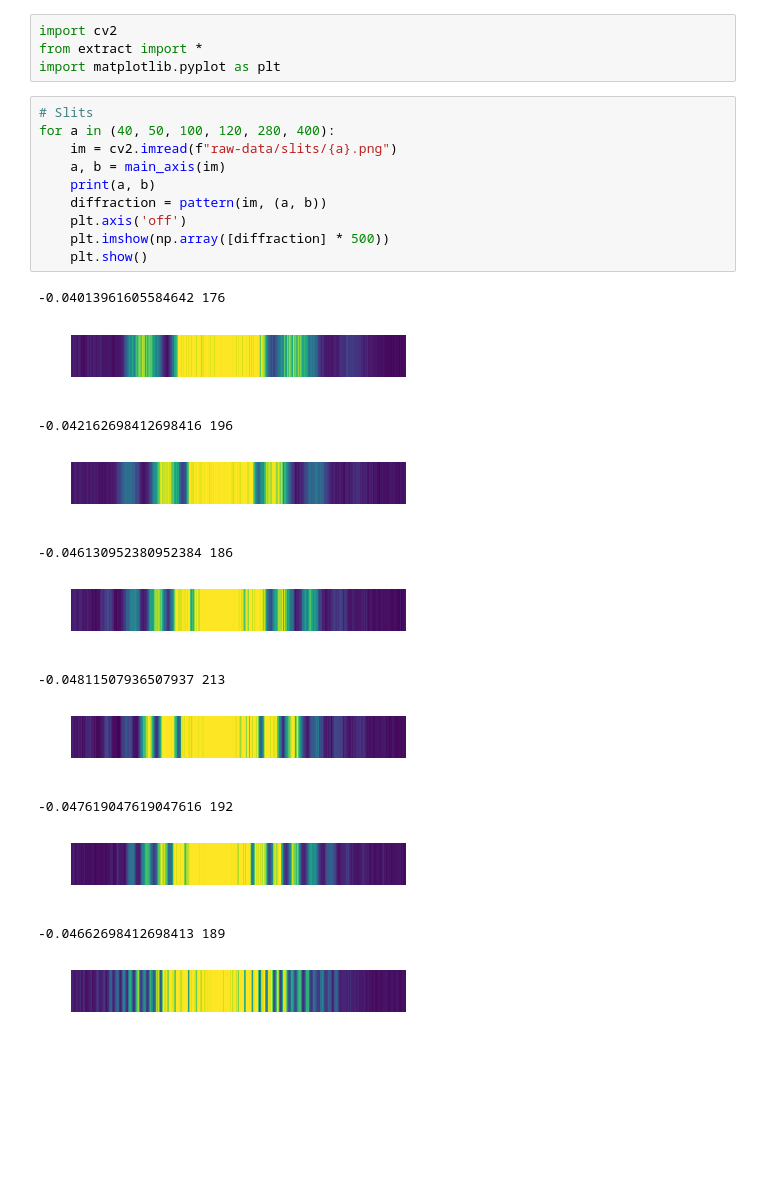
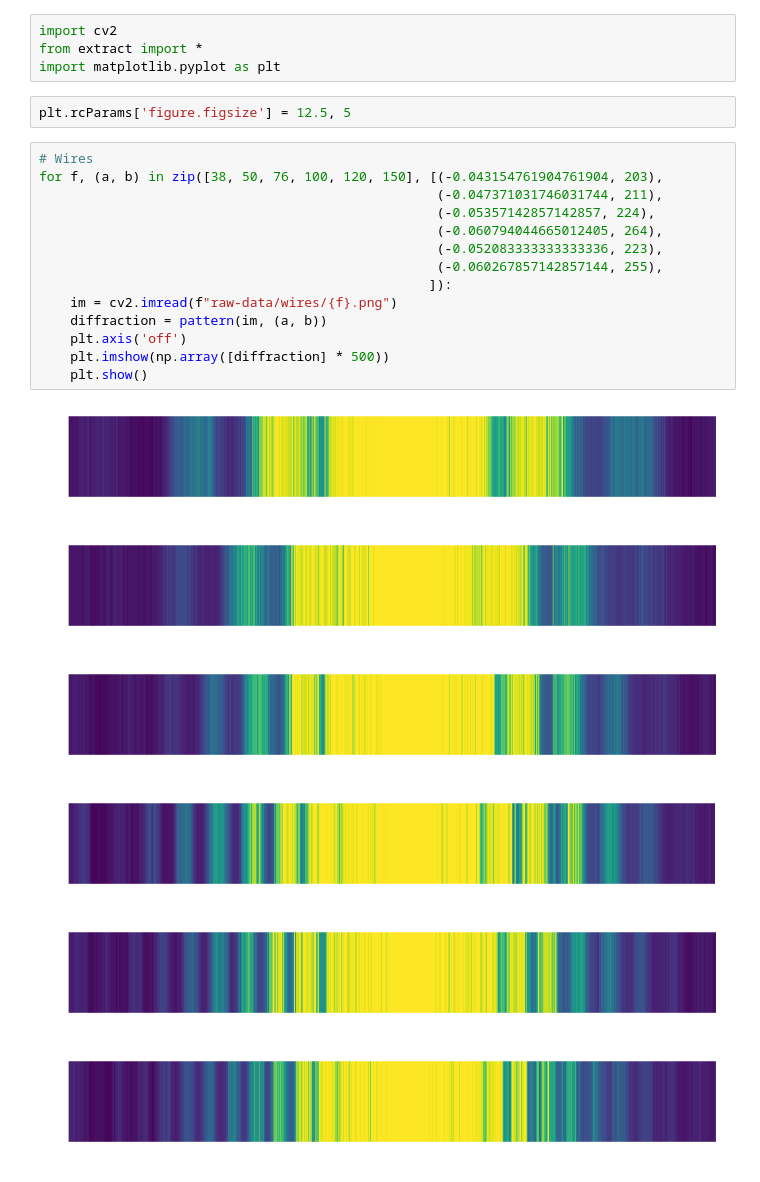
Before and after one commit to Pyxidatol-C/PhyIA, a Jupyter notebook: scripts/pattern.ipynb, the cells around one changed output. Cells and saved outputs as stored; diff of their text form; blank space fills up the shorter version.

```diff
--- a/scripts/pattern.ipynb
+++ b/scripts/pattern.ipynb
@@ -2,26 +2,26 @@
 import cv2
 from extract import *
 import matplotlib.pyplot as plt
+# %%
+plt.rcParams['figure.figsize'] = 12.5, 5
 # %%
-# Slits
-for a in (40, 50, 100, 120, 280, 400):
-    im = cv2.imread(f"raw-data/slits/{a}.png")
-    a, b = main_axis(im)
-    print(a, b)
+# Wires
+for f, (a, b) in zip([38, 50, 76, 100, 120, 150], [(-0.043154761904761904, 203),
+                                                   (-0.047371031746031744, 211),
+                                                   (-0.05357142857142857, 224),
+                                                   (-0.060794044665012405, 264),
+                                                   (-0.052083333333333336, 223),
+                                                   (-0.060267857142857144, 255),
+                                                  ]):
+    im = cv2.imread(f"raw-data/wires/{f}.png")
     diffraction = pattern(im, (a, b))
     plt.axis('off')
     plt.imshow(np.array([diffraction] * 500))
     plt.show()
 # %% [output]
--0.04013961605584642 176
-[figure, old version]
+[figure, new version]
--0.042162698412698416 196
-[figure, old version]
+[figure, new version]
--0.046130952380952384 186
-[figure, old version]
+[figure, new version]
--0.04811507936507937 213
-[figure, old version]
+[figure, new version]
--0.047619047619047616 192
-[figure, old version]
+[figure, new version]
--0.04662698412698413 189
-[figure, old version]
+[figure, new version]
```
Also changed, not shown: parts of 7 cells of this notebook, 26 other files.
